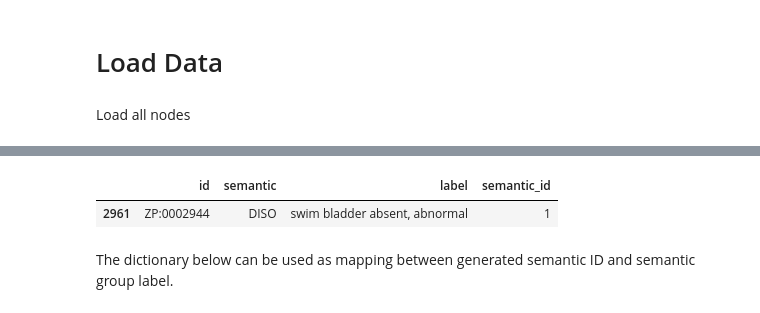
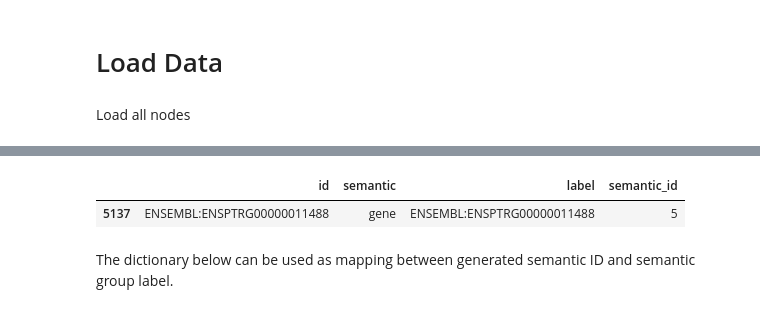
Before and after one commit to rosazwart/XAIFO-ThesisProject, a Jupyter notebook: predictor.ipynb, the cells around one changed output, grey strips where cells are left out. Saved outputs shown, nothing was run; the diff lists cells and outputs as text; code cells hidden in the pictures.

```diff
--- a/predictor.ipynb
+++ b/predictor.ipynb
@@ -203,8 +203,8 @@ nodes
 # %%
-nodes.iloc[[2961]]
+nodes.iloc[[5137]]
 # %% [output]
 |  | id | semantic | label | semantic_id |
-| 2961 | ZP:0002944 | DISO | swim bladder absent, abnormal | 1 |
+| 5137 | ENSEMBL:ENSPTRG00000011488 | gene | ENSEMBL:ENSPTRG00000011488 | 5 |
 # %% [markdown]
 The dictionary below can be used as mapping between generated semantic ID and semantic group label.
 # %%
```
Also changed, not shown: parts of 34 cells of this notebook, 7 other files.
